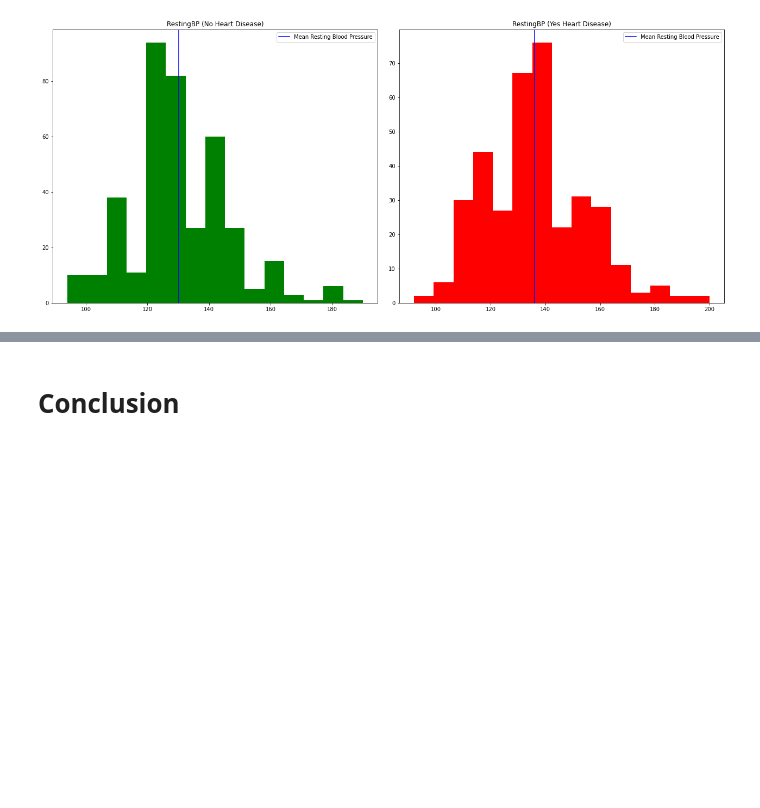
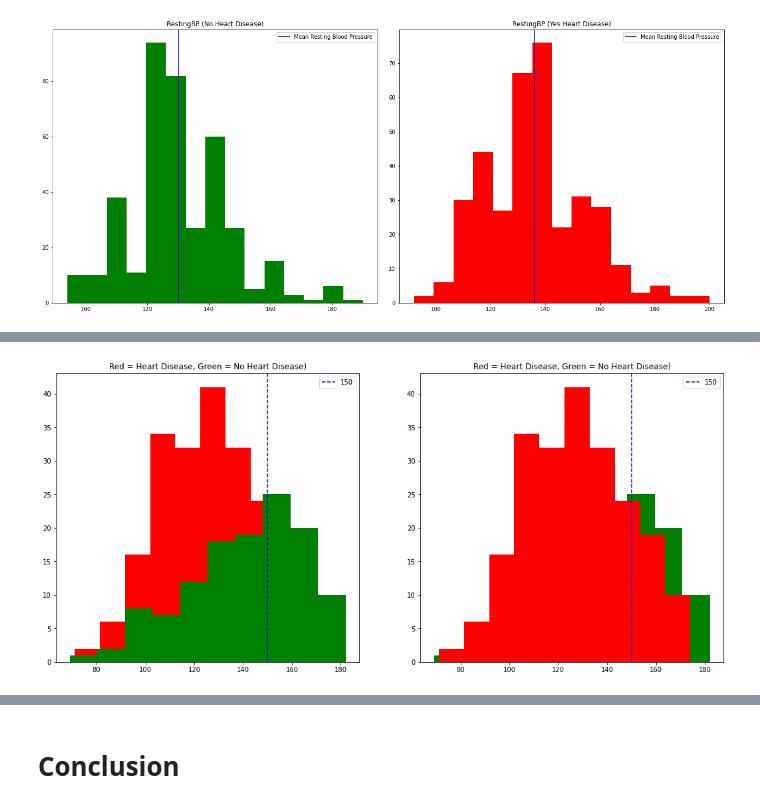
Before and after one commit to MatthewPersonius/Heart-Disease-Model---Capstone, a Jupyter notebook: Heart Disease Exploratory Data Analysis.ipynb, the cells around one changed output, grey strips where cells are left out. Cells and saved outputs as stored; diff of their text form; code cells hidden in the pictures; blank space fills up the shorter version.

```diff
--- a/Heart Disease Exploratory Data Analysis.ipynb
+++ b/Heart Disease Exploratory Data Analysis.ipynb
@@ -433,0 +553,23 @@ plt.show()
+# %%
+fig, ax = plt.subplots(1,2)
+
+fig.set_size_inches(18, 8, forward=True)
+ax[0].hist(over_55_yes["MaxHR"], bins=10, alpha = 1, color = 'r')
+ax[0].axvline(x=150, c='b', ls='--', alpha=1, label=str(150))
+ax[0].legend()
+
+ax[0].hist(over_55_no["MaxHR"], bins=10, alpha = 1, color = 'g')
+
+ax[1].hist(over_55_no["MaxHR"], bins=10, alpha = 1, color = 'g')
+ax[1].hist(over_55_yes["MaxHR"], bins=10, alpha = 1, color = 'r')
+ax[1].axvline(x=150, c='b', ls='--', alpha=1, label=str(150))
+ax[1].legend()
+
+ax[0].title.set_text('Red = Heart Disease, Green = No Heart Disease)')
+ax[1].title.set_text('Red = Heart Disease, Green = No Heart Disease)')
+
+
+ax[0].legend()
+plt.show()
+# %% [output]
+[figure, added]
```
Also changed, not shown: parts of 16 cells of this notebook.
